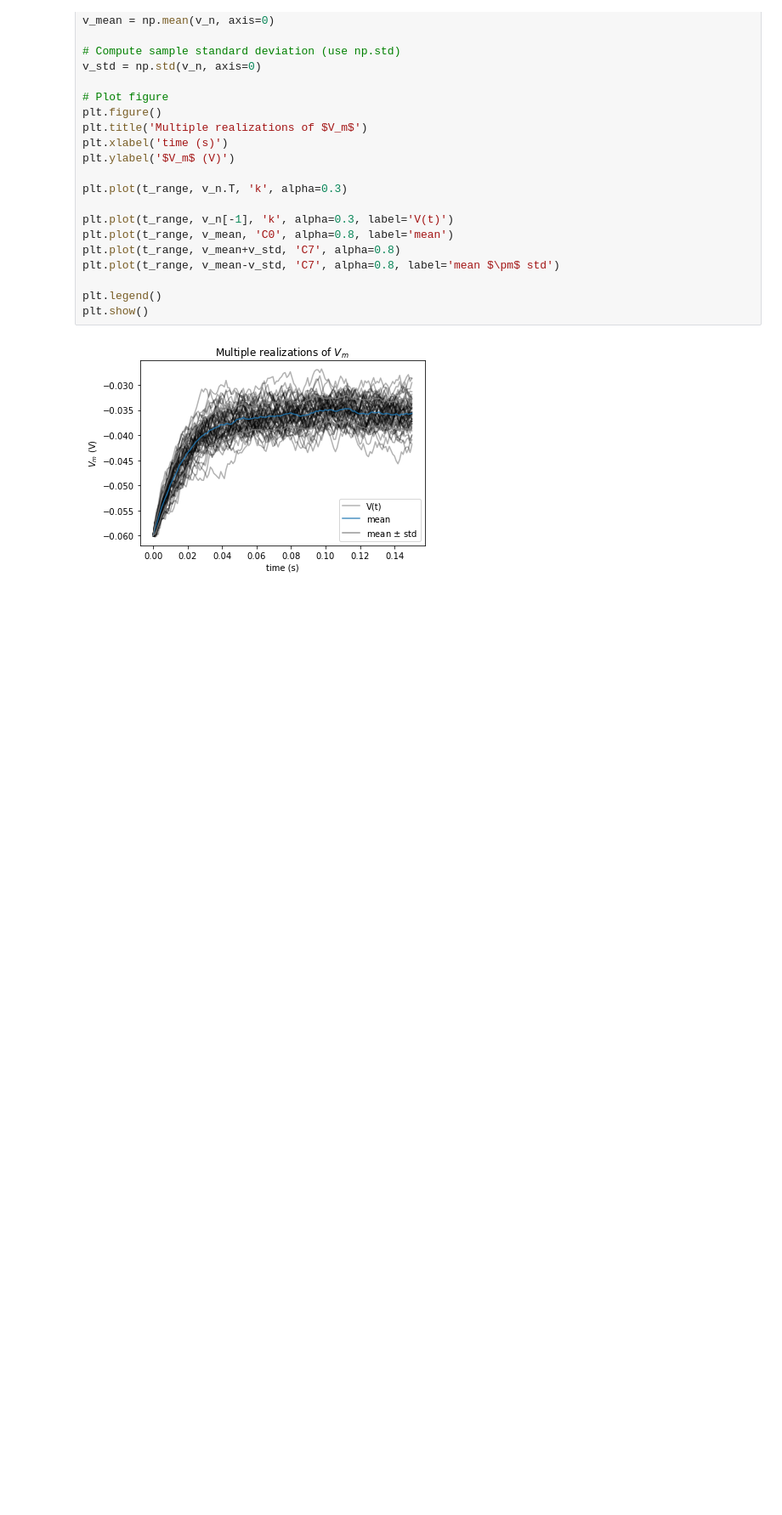
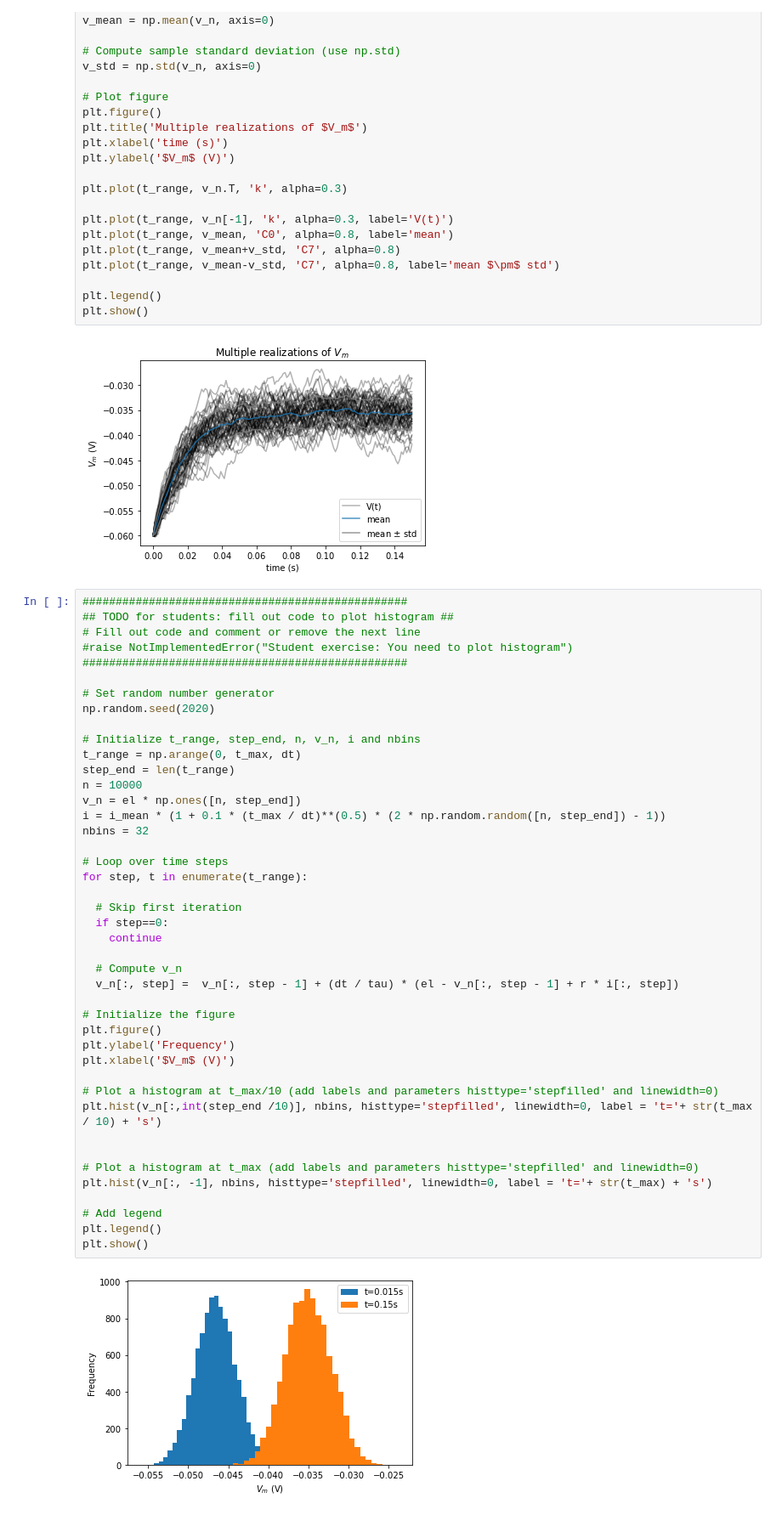
Before and after one commit to Aktem/Computation_Neuroscience_Course, a Jupyter notebook: Python_Workshop/LIF Neuron.ipynb, the cells around one changed output. Shown at 85% size. Cells and saved outputs as stored; diff of their text form; blank space fills up the shorter version.

```diff
--- a/Python_Workshop/LIF Neuron.ipynb
+++ b/Python_Workshop/LIF Neuron.ipynb
@@ -356,3 +356,48 @@ plt.legend()
 plt.show()
 # %% [output]
 [figure]
+# %%
+#################################################
+## TODO for students: fill out code to plot histogram ##
+# Fill out code and comment or remove the next line
+#raise NotImplementedError("Student exercise: You need to plot histogram")
+#################################################
+
+# Set random number generator
+np.random.seed(2020)
+
+# Initialize t_range, step_end, n, v_n, i and nbins
+t_range = np.arange(0, t_max, dt)
+step_end = len(t_range)
+n = 10000
+v_n = el * np.ones([n, step_end])
+i = i_mean * (1 + 0.1 * (t_max / dt)**(0.5) * (2 * np.random.random([n, step_end]) - 1))
+nbins = 32
+
+# Loop over time steps
+for step, t in enumerate(t_range):
+
+  # Skip first iteration
+  if step==0:
+    continue
+
+  # Compute v_n
+  v_n[:, step] =  v_n[:, step - 1] + (dt / tau) * (el - v_n[:, step - 1] + r * i[:, step])
+
+# Initialize the figure
+plt.figure()
+plt.ylabel('Frequency')
+plt.xlabel('$V_m$ (V)')
+
+# Plot a histogram at t_max/10 (add labels and parameters histtype='stepfilled' and linewidth=0)
+plt.hist(v_n[:,int(step_end /10)], nbins, histtype='stepfilled', linewidth=0, label = 't='+ str(t_max / 10) + 's')
+
+
+# Plot a histogram at t_max (add labels and parameters histtype='stepfilled' and linewidth=0)
+plt.hist(v_n[:, -1], nbins, histtype='stepfilled', linewidth=0, label = 't='+ str(t_max) + 's')
+
+# Add legend
+plt.legend()
+plt.show()
+# %% [output]
+[figure, added]
```
Also changed, not shown: parts of 4 cells of this notebook, 1 other file.
